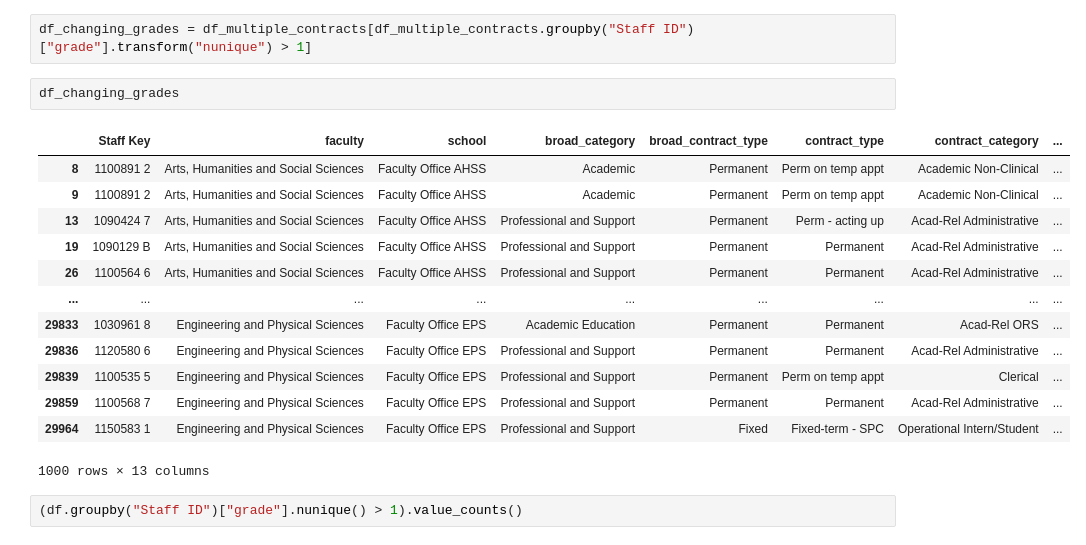
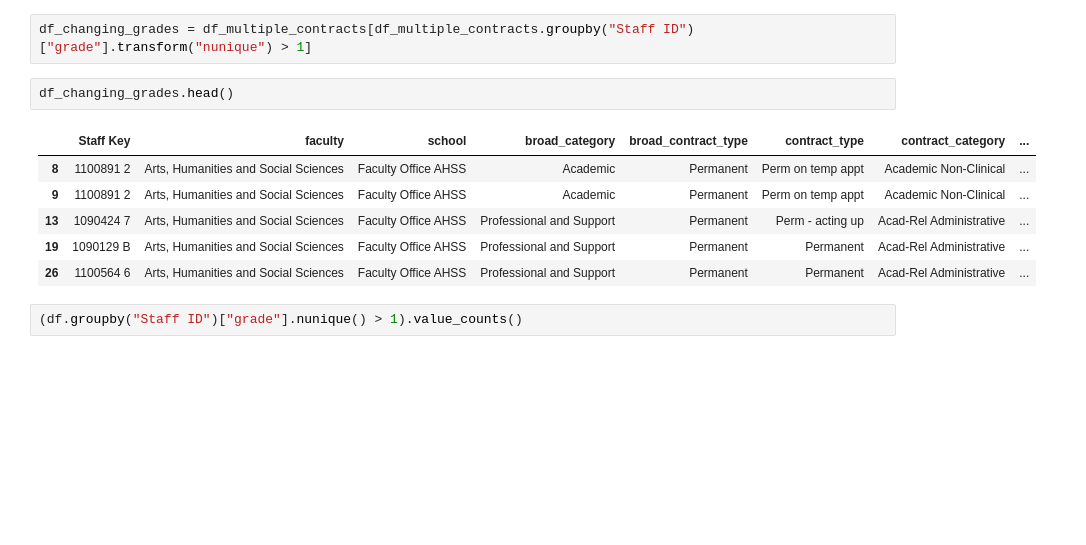
Before and after one commit to NiallRussell/employee-sample-data, a Jupyter notebook: employee-data-analysis.ipynb, the cells around one changed output. Saved outputs shown, nothing was run; the diff lists cells and outputs as text; blank space fills up the shorter version.

```diff
--- a/employee-data-analysis.ipynb
+++ b/employee-data-analysis.ipynb
@@ -217,21 +200,14 @@ df_multiple_contracts
 # %%
 df_changing_grades = df_multiple_contracts[df_multiple_contracts.groupby("Staff ID")["grade"].transform("nunique") > 1]
 # %%
-df_changing_grades
+df_changing_grades.head()
 # %% [output]
 |  | Staff Key | faculty | school | broad_category | broad_contract_type | contract_type | contract_category | ... |
 | 8 | 1100891 2 | Arts, Humanities and Social Sciences | Faculty Office AHSS | Academic | Permanent | Perm on temp appt | Academic Non-Clinical | ... |
 | 9 | 1100891 2 | Arts, Humanities and Social Sciences | Faculty Office AHSS | Academic | Permanent | Perm on temp appt | Academic Non-Clinical | ... |
 | 13 | 1090424 7 | Arts, Humanities and Social Sciences | Faculty Office AHSS | Professional and Support | Permanent | Perm - acting up | Acad-Rel Administrative | ... |
 | 19 | 1090129 B | Arts, Humanities and Social Sciences | Faculty Office AHSS | Professional and Support | Permanent | Permanent | Acad-Rel Administrative | ... |
 | 26 | 1100564 6 | Arts, Humanities and Social Sciences | Faculty Office AHSS | Professional and Support | Permanent | Permanent | Acad-Rel Administrative | ... |
-| ... | ... | ... | ... | ... | ... | ... | ... | ... |
-| 29833 | 1030961 8 | Engineering and Physical Sciences | Faculty Office EPS | Academic Education | Permanent | Permanent | Acad-Rel ORS | ... |
-| 29836 | 1120580 6 | Engineering and Physical Sciences | Faculty Office EPS | Professional and Support | Permanent | Permanent | Acad-Rel Administrative | ... |
-| 29839 | 1100535 5 | Engineering and Physical Sciences | Faculty Office EPS | Professional and Support | Permanent | Perm on temp appt | Clerical | ... |
-| 29859 | 1100568 7 | Engineering and Physical Sciences | Faculty Office EPS | Professional and Support | Permanent | Permanent | Acad-Rel Administrative | ... |
-| 29964 | 1150583 1 | Engineering and Physical Sciences | Faculty Office EPS | Professional and Support | Fixed | Fixed-term - SPC | Operational Intern/Student | ... |
-1000 rows × 13 columns
 # %%
 (df.groupby("Staff ID")["grade"].nunique() > 1).value_counts()
 # %% [output]
```
Also changed, not shown: parts of 21 cells of this notebook.
